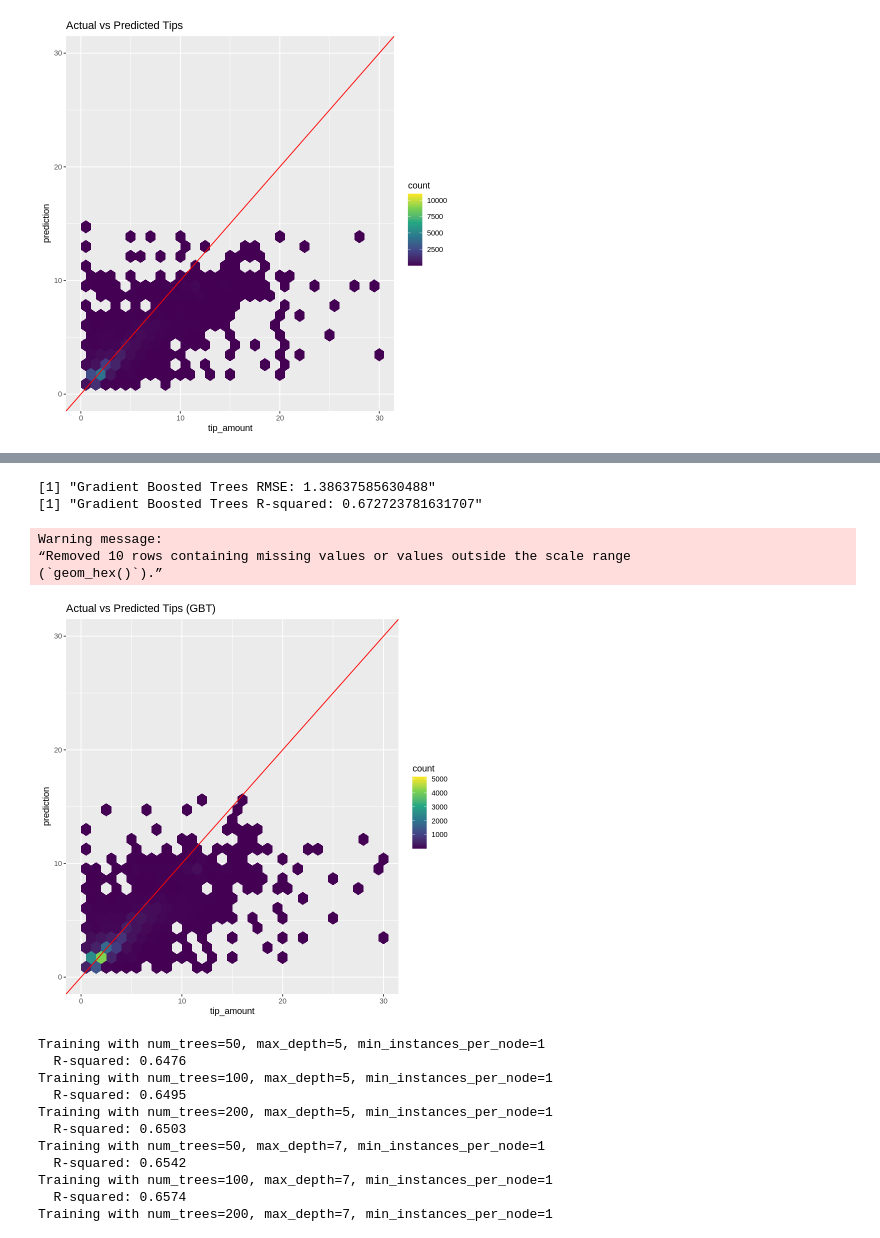
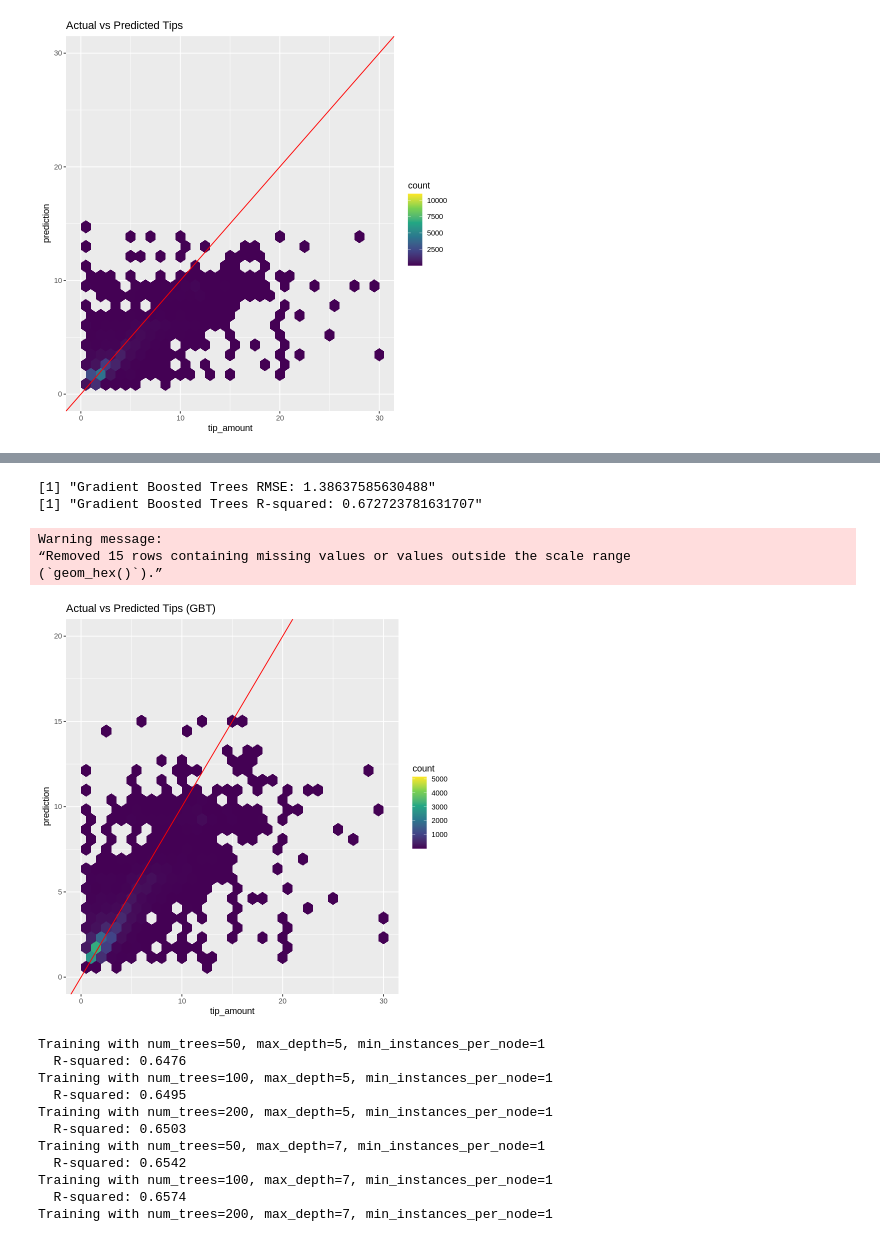
Before and after one commit to SanjanaFernandoSandamini/Analysis_on_the-_NYC_Taxi-_data_using_Sparklyr, a Jupyter notebook: Analysis_on_the_NYC_Taxi_data_using_Sparklyr.ipynb, the cells around one changed output, grey strips where cells are left out. Drawn from its saved outputs; the diff is of its cells as text; code cells hidden in the pictures.

```diff
--- a/Analysis_on_the_NYC_Taxi_data_using_Sparklyr.ipynb
+++ b/Analysis_on_the_NYC_Taxi_data_using_Sparklyr.ipynb
@@ -776,0 +880,33 @@ LinearRegressionSummary
+# %%
+# For the residual plot of the AIC-selected R lm model
+# Assuming forward_model_aic and local_data_for_lm are available from cell 6d0b5ae8
+
+# Get predictions from the R lm model on the local data used for training/selection
+predictions_local <- predict(forward_model_aic, newdata = local_data_for_lm)
+
+# Create a data frame with actual values and predictions
+# Ensure the lengths match
+if (length(predictions_local) == nrow(local_data_for_lm)) {
+  predictions_df_local <- data.frame(
+    tip_amount = local_data_for_lm$tip_amount,
+    prediction = predictions_local
+  )
+
+  # Calculate residuals
+  predictions_df_local$residuals <- predictions_df_local$tip_amount - predictions_df_local$prediction
+
+  # Plot residuals vs fitted values
+  library(ggplot2)
+  residual_plot <- ggplot(predictions_df_local, aes(x = prediction, y = residuals)) +
+    geom_point(alpha = 0.3) +
+    geom_hline(yintercept = 0, color = "red", linetype = "dashed") +
+    labs(title = "Residuals vs Fitted Values (AIC Selected R lm Model)",
+         x = "Fitted Values",
+         y = "Residuals") +
+    theme_minimal()
+
+  print(residual_plot)
+
+} else {
+  cat("Error: Length of predictions does not match the number of rows in the data.\n")
+}
@@ -1005,36 +1161,36 @@ print(paste("Gradient Boosted Trees RMSE:", gbt_rmse))
 # Calculate R-squared for GBT
 # Calculate residual sum of squares (SSR) for GBT
 gbt_ssr <- gbt_predictions %>%
   mutate(squared_error = (tip_amount - prediction)^2) %>%
   summarise(ssr = sum(squared_error, na.rm = TRUE)) %>%
   collect() %>%
   pull(ssr)
 
 # Calculate R-squared for GBT (using sst calculated earlier)
 gbt_r2 <- 1 - (gbt_ssr / sst)
 
 print(paste("Gradient Boosted Trees R-squared:", gbt_r2))
 
 # **7a. Model Diagnostics for GBT**
 predictions_gbt <- ml_predict(gbt_model, model_data$test) %>%
   select(tip_amount, prediction) %>%
   # Filter out non-finite and missing values before collecting
   filter(!is.na(tip_amount) & !is.na(prediction) & tip_amount >= 0 & tip_amount <= 30 & prediction >= 0 & prediction <= 30) %>%
   collect()
 
 ggplot(predictions_gbt, aes(x = tip_amount, y = prediction)) +
   geom_hex(bins = 30) +
   geom_abline(intercept = 0, slope = 1, color = "red") +
   ggtitle("Actual vs Predicted Tips (GBT)") +
-  xlim(0, 30) + ylim(0, 30) +
+  xlim(0, 30) + ylim(0, 20) +
   scale_fill_viridis_c()
 # %% [output]
 [1] "Gradient Boosted Trees RMSE: 1.38637585630488"
 [1] "Gradient Boosted Trees R-squared: 0.672723781631707"
 Warning message:
-“Removed 10 rows containing missing values or values outside the scale range
+“Removed 15 rows containing missing values or values outside the scale range
 (`geom_hex()`).”
-[figure, old version]
+[figure, new version]
 # %%
 # Split the cleaned data into training/test sets
 splits <- taxi_clean %>%
```
Also changed, not shown: parts of 14 cells of this notebook.
